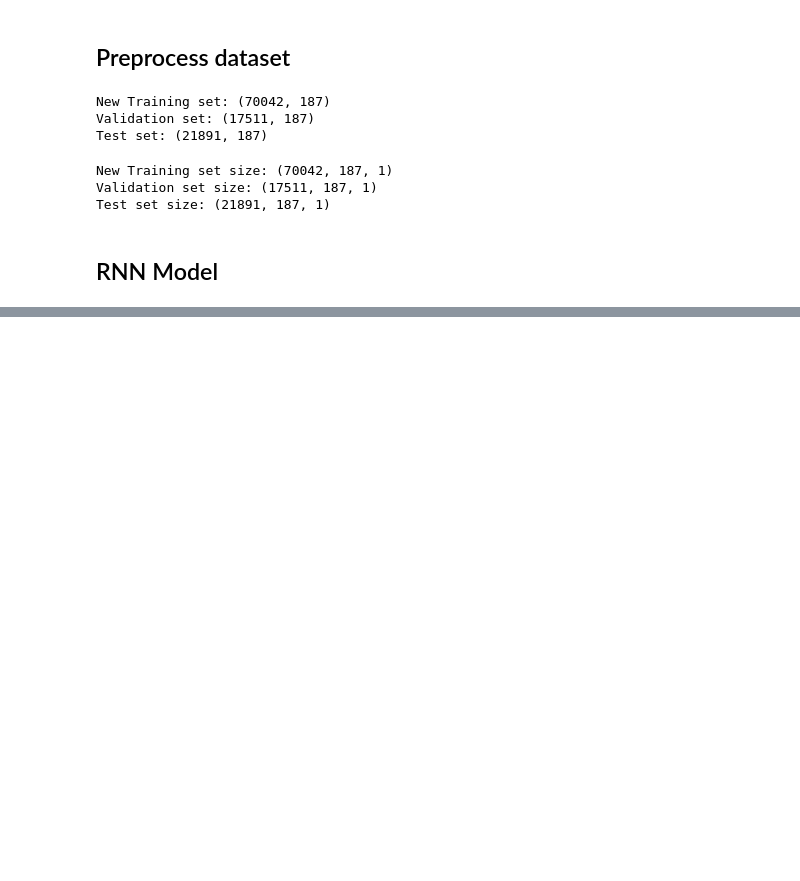
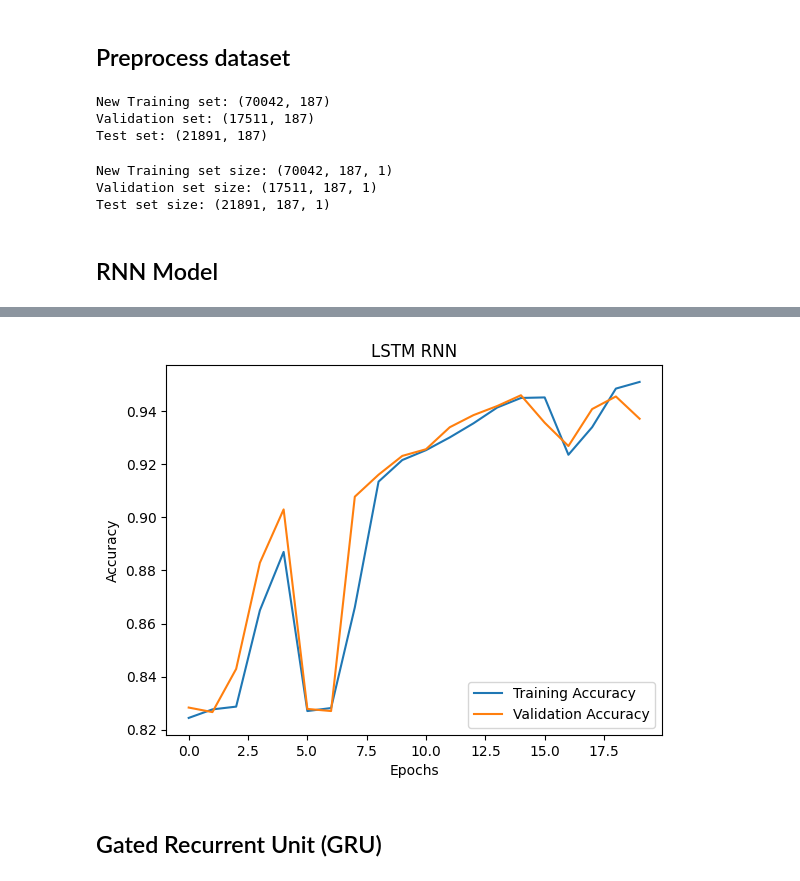
Before and after one commit to RandallCher/Neural-Networks-Project, a Jupyter notebook: RNN.ipynb, the cells around one changed output, grey strips where cells are left out. Drawn from its saved outputs; the diff is of its cells as text; code cells hidden in the pictures; blank space fills up the shorter version.

```diff
--- a/RNN.ipynb
+++ b/RNN.ipynb
@@ -325,0 +371,29 @@ plt.show()
+# %%
+class LSTMModel(nn.Module):
+    def __init__(self, inputSize, hiddenSize, numLayers, numClasses):
+        super(LSTMModel, self).__init__()
+
+        # Define the LSTM layer
+        self.lstm = nn.LSTM(input_size = inputSize,
+                            hidden_size = hiddenSize,
+                            num_layers = numLayers,
+                            batch_first=True
+                            )
+
+        # Define a fully connected output layer
+        self.fc = nn.Linear(hiddenSize, numClasses)
+
+    def forward(self, x):
+        # Initialize hidden and cell states
+        h0 = torch.zeros(self.lstm.num_layers, x.size(0), self.lstm.hidden_size).to(x.device)
+        c0 = torch.zeros(self.lstm.num_layers, x.size(0), self.lstm.hidden_size).to(x.device)
+
+        # Forward propagate through LSTM
+        out, _ = self.lstm(x, (h0, c0))
+
+        # Take the output from the last time step
+        out = out[:, -1, :]
+
+        # Pass through the fully connected layer
+        out = self.fc(out)
+        return out
@@ -325,0 +407,7 @@ plt.show()
+# %%
+# Instantiate model
+lstm_model = LSTMModel(inputSize, hiddenSize, numLayers, numClasses)
+lstm_optimizer = optim.Adam(lstm_model.parameters(), lr=learningRate)
+# %%
+train_loader, val_loader = get_dataloaders(X_train_new, X_val, y_train_new, y_val)
+train_losses, train_accuracies, val_losses, val_accuracies = train_val(lstm_model, lstm_optimizer, train_loader, val_loader)
@@ -325,0 +444,13 @@ plt.show()
+# %%
+plt.figure()
+plt.plot(np.arange(numEpochs), train_accuracies, label='Training Accuracy')
+plt.plot(np.arange(numEpochs), val_accuracies, label='Validation Accuracy')
+plt.xlabel('Epochs')
+plt.ylabel('Accuracy')
+plt.title('LSTM RNN')
+plt.legend(loc='lower right')
+plt.show()
+# %% [output]
+[figure, added]
+# %% [markdown]
+## Gated Recurrent Unit (GRU)
```
Also changed, not shown: parts of 30 cells of this notebook, 4 other files.
